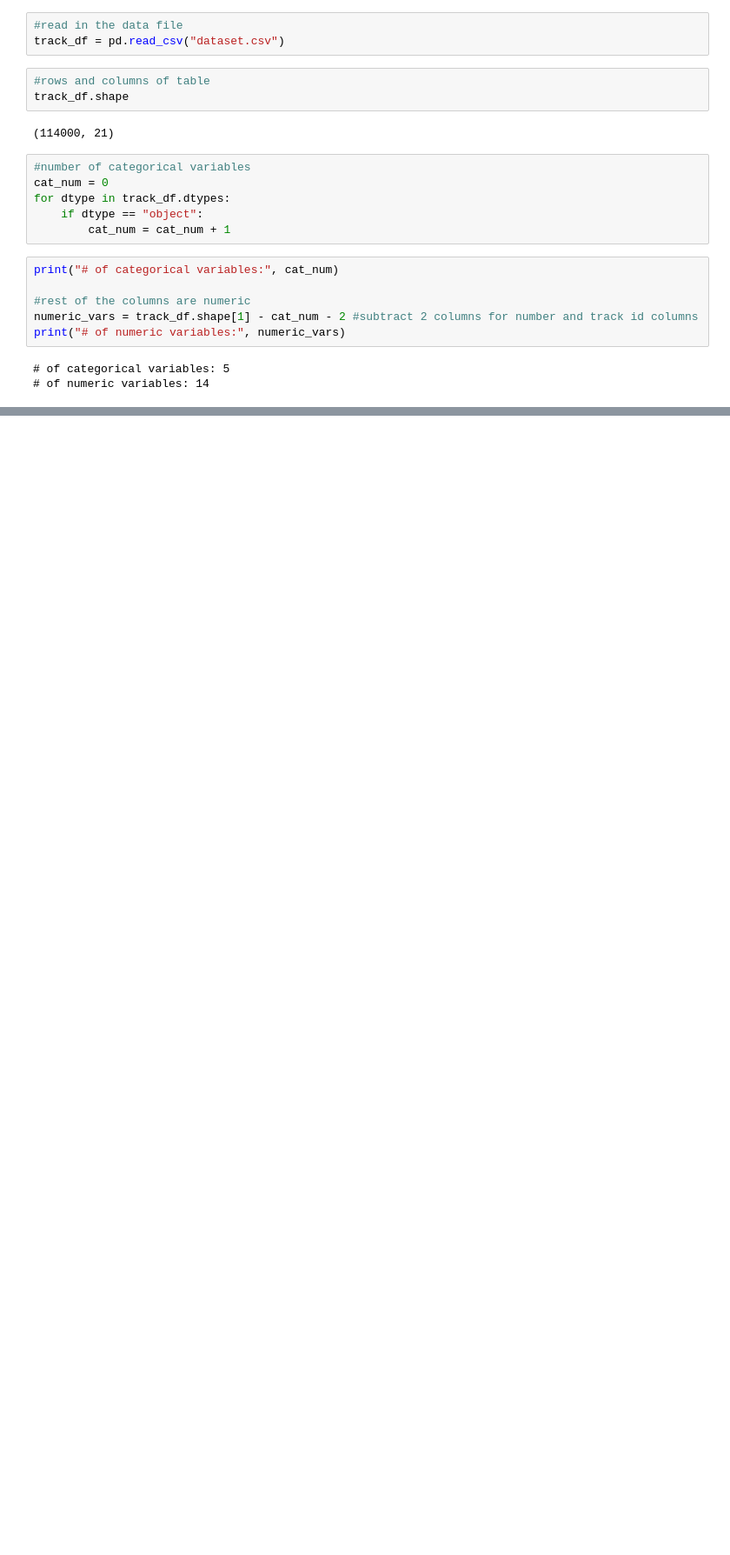
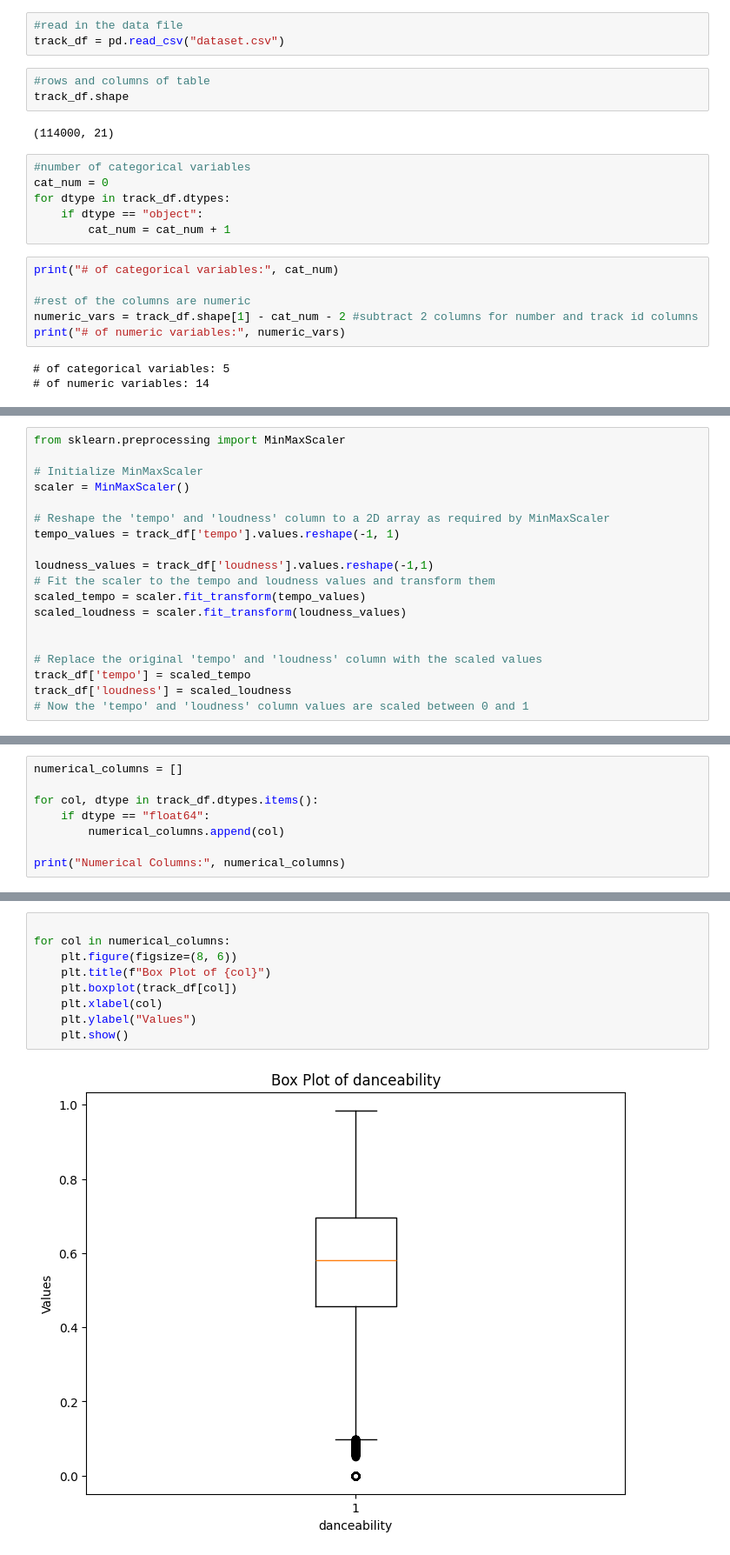
Before and after one commit to danieldaugbjergusd/genre-predictor, a Jupyter notebook: Final-Project-Genre-Predictions.ipynb, the cells around one changed output, grey strips where cells are left out. Shown at 87% size. Saved outputs shown, nothing was run; the diff lists cells and outputs as text; blank space fills up the shorter version.

Commit message:
New Feature: added more preprocessing to filter out outliers, homogeneity, and missing_data

```diff
--- a/Final-Project-Genre-Predictions.ipynb
+++ b/Final-Project-Genre-Predictions.ipynb
@@ -32,0 +111,19 @@ print("# of numeric variables:", numeric_vars)
+# %%
+from sklearn.preprocessing import MinMaxScaler
+
+# Initialize MinMaxScaler
+scaler = MinMaxScaler()
+
+# Reshape the 'tempo' and 'loudness' column to a 2D array as required by MinMaxScaler
+tempo_values = track_df['tempo'].values.reshape(-1, 1)
+
+loudness_values = track_df['loudness'].values.reshape(-1,1)
+# Fit the scaler to the tempo and loudness values and transform them
+scaled_tempo = scaler.fit_transform(tempo_values)
+scaled_loudness = scaler.fit_transform(loudness_values)
+
+
+# Replace the original 'tempo' and 'loudness' column with the scaled values
+track_df['tempo'] = scaled_tempo
+track_df['loudness'] = scaled_loudness
+# Now the 'tempo' and 'loudness' column values are scaled between 0 and 1
@@ -32,0 +142,8 @@ print("# of numeric variables:", numeric_vars)
+# %%
+numerical_columns = []
+
+for col, dtype in track_df.dtypes.items():
+    if dtype == "float64":
+        numerical_columns.append(col)
+
+print("Numerical Columns:", numerical_columns)
@@ -32,0 +154,11 @@ print("# of numeric variables:", numeric_vars)
+# %%
+
+for col in numerical_columns:
+    plt.figure(figsize=(8, 6))
+    plt.title(f"Box Plot of {col}")
+    plt.boxplot(track_df[col])
+    plt.xlabel(col)
+    plt.ylabel("Values")
+    plt.show()
+# %% [output]
+[figure, added]
```
Also changed, not shown: parts of 17 cells of this notebook.
